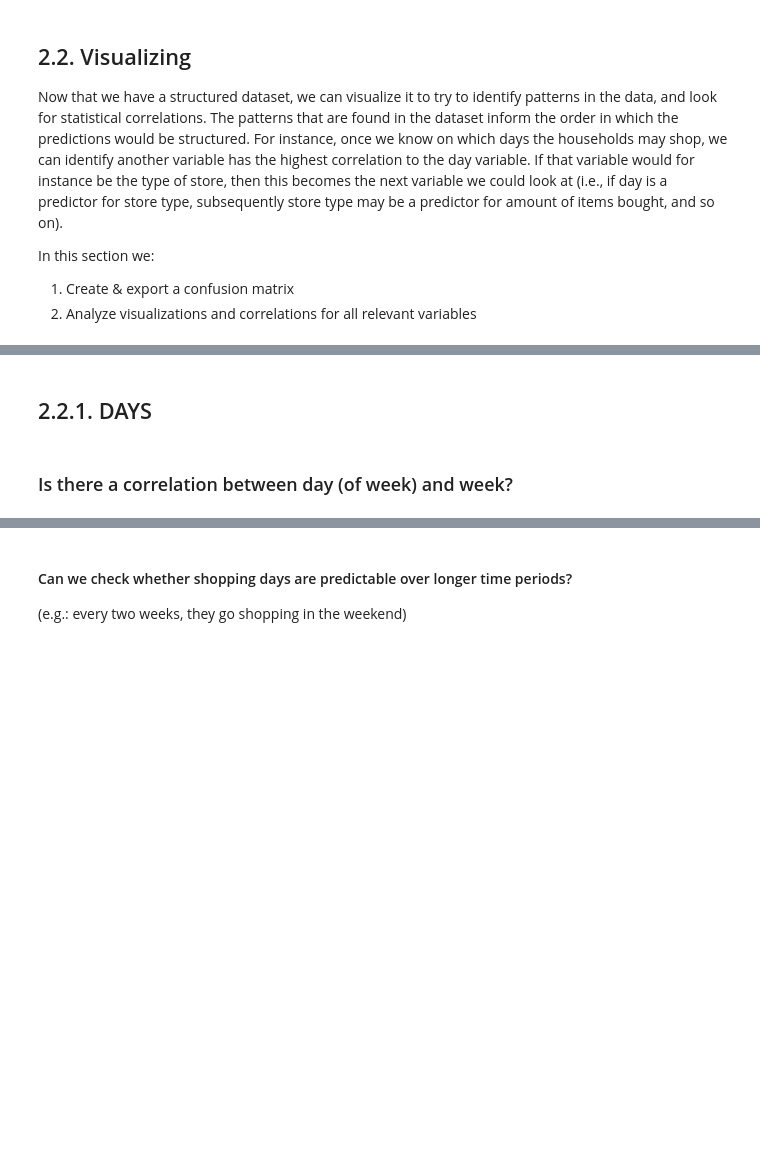
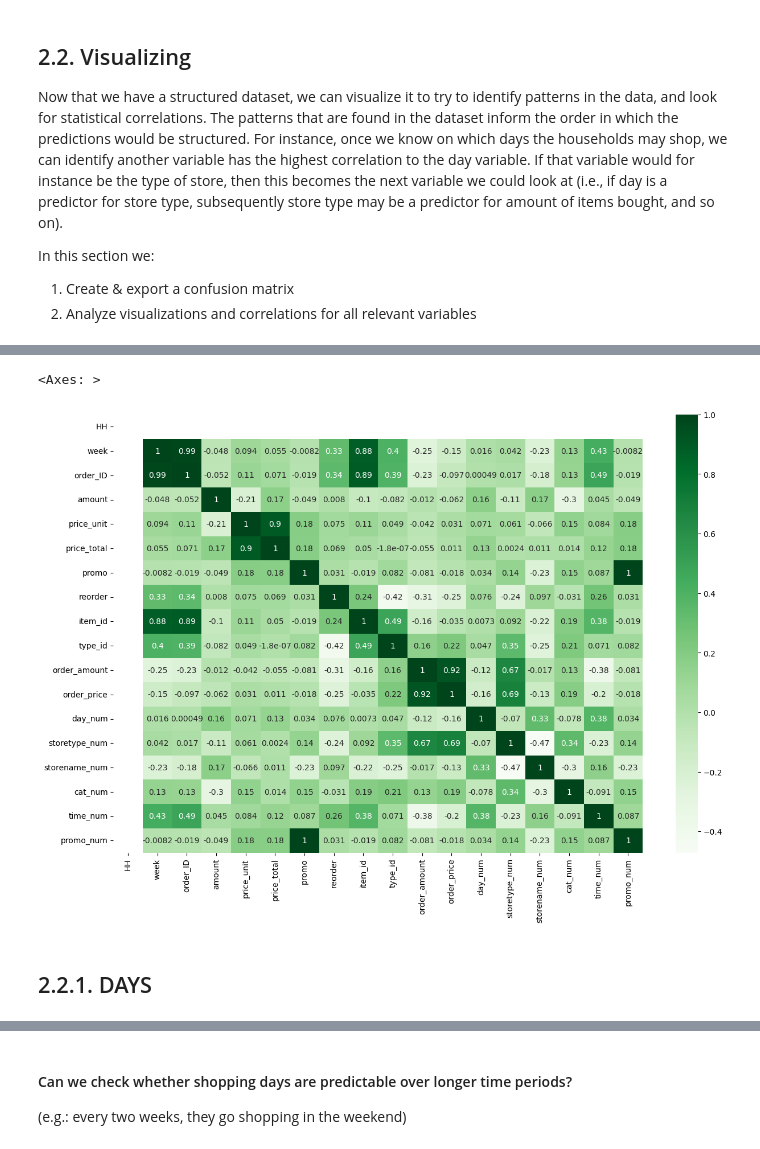
Before and after one commit to AnonymousNotebooks/DesignerlyAlgorithmicPrototyping, a Jupyter notebook: myfirstbook/_build/jupyter_execute/2. Labeling, structuring and visualizing.ipynb, the cells around one changed output, grey strips where cells are left out. Cells and saved outputs as stored; diff of their text form; code cells hidden in the pictures; blank space fills up the shorter version.

```diff
--- a/myfirstbook/_build/jupyter_execute/2. Labeling, structuring and visualizing.ipynb
+++ b/myfirstbook/_build/jupyter_execute/2. Labeling, structuring and visualizing.ipynb
@@ -173,11 +181,14 @@ In this section we:
 1. Create & export a confusion matrix
 2. Analyze visualizations and correlations for all relevant variables
 # %%
-df_corr = pd.read_csv (r"/workspaces/Plenty-in-the-Pantry/database/Groceries_onehousehold1.csv")
-df_corr.drop(['item_name','date_timestamp', 'day', 'time',  'datetime', 'store_type', 'store_name', 'item_type', 'category'], axis=1, inplace=True)
+df_corr = pd.read_csv (r"/workspaces/DesignerlyAlgorithmicPrototyping/database/Groceries_onehousehold.csv")
+df_corr.drop(['item_name', 'date', 'day', 'time', 'store_type', 'timestamp', 'store_name', 'item_type', 'category'], axis=1, inplace=True)
 
 
 # use the corr function to display the correlation between all the features
 data_corr = df_corr.corr()
-data_corr
+
+#plotting correlation matrix
+fig, ax = plt.subplots(figsize=(15,10))         # Sample figsize in inches
+sns.heatmap(data_corr, cmap="Greens", annot=True,)
 # %% [output]
@@ -201,4 +195,4 @@ data_corr
+<Axes: >
+[figure, added]
 # %% [markdown]
 ## 2.2.1. DAYS
-# %% [markdown]
-### Is there a correlation between day (of week) and week?
```
Also changed, not shown: parts of 378 cells of this notebook, 20 other files.
